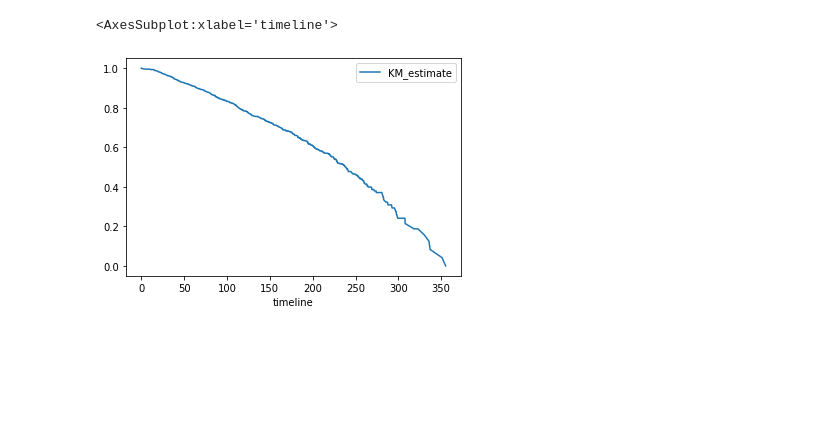
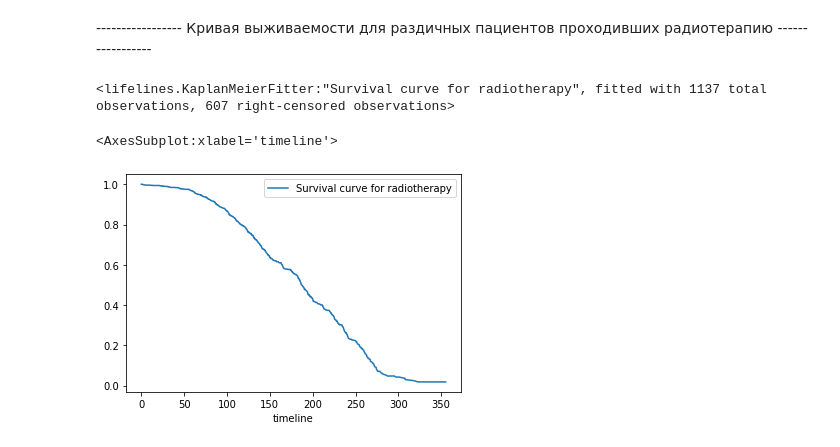
Before and after one commit to Dimaszhbankovskii/maching_learning_in_radiotherapy, a Jupyter notebook: lifelines.ipynb, the cells around one changed output. Drawn from its saved outputs; the diff is of its cells as text; code cells hidden in the pictures; blank space fills up the shorter version.

```diff
--- a/lifelines.ipynb
+++ b/lifelines.ipynb
@@ -44,8 +58,13 @@ kmf.plot()
-# %%
-kmf1 = KaplanMeierFitter()
-kmf1.fit(df.overall_survival_months, event_observed = df.brca2)
-kmf1.survival_function_.plot()
-# %% [output]
-<AxesSubplot:xlabel='timeline'>
-[figure, removed]
+# %% [markdown]
+----------------- Кривая выживаемости для раздичных пациентов проходивших радиотерапию -----------------
+# %%
+kmf_radiotherapy = KaplanMeierFitter()
+kmf_radiotherapy.fit(df.overall_survival_months[df.radio_therapy == 1], event_observed = df.overall_survival[df.radio_therapy == 1], label='Survival curve for radiotherapy')
+# %% [output]
+<lifelines.KaplanMeierFitter:"Survival curve for radiotherapy", fitted with 1137 total observations, 607 right-censored observations>
+# %%
+kmf_radiotherapy.survival_function_.plot()
+# %% [output]
+<AxesSubplot:xlabel='timeline'>
+[figure, added]
 # %%
```
Also changed, not shown: parts of 22 cells of this notebook.
